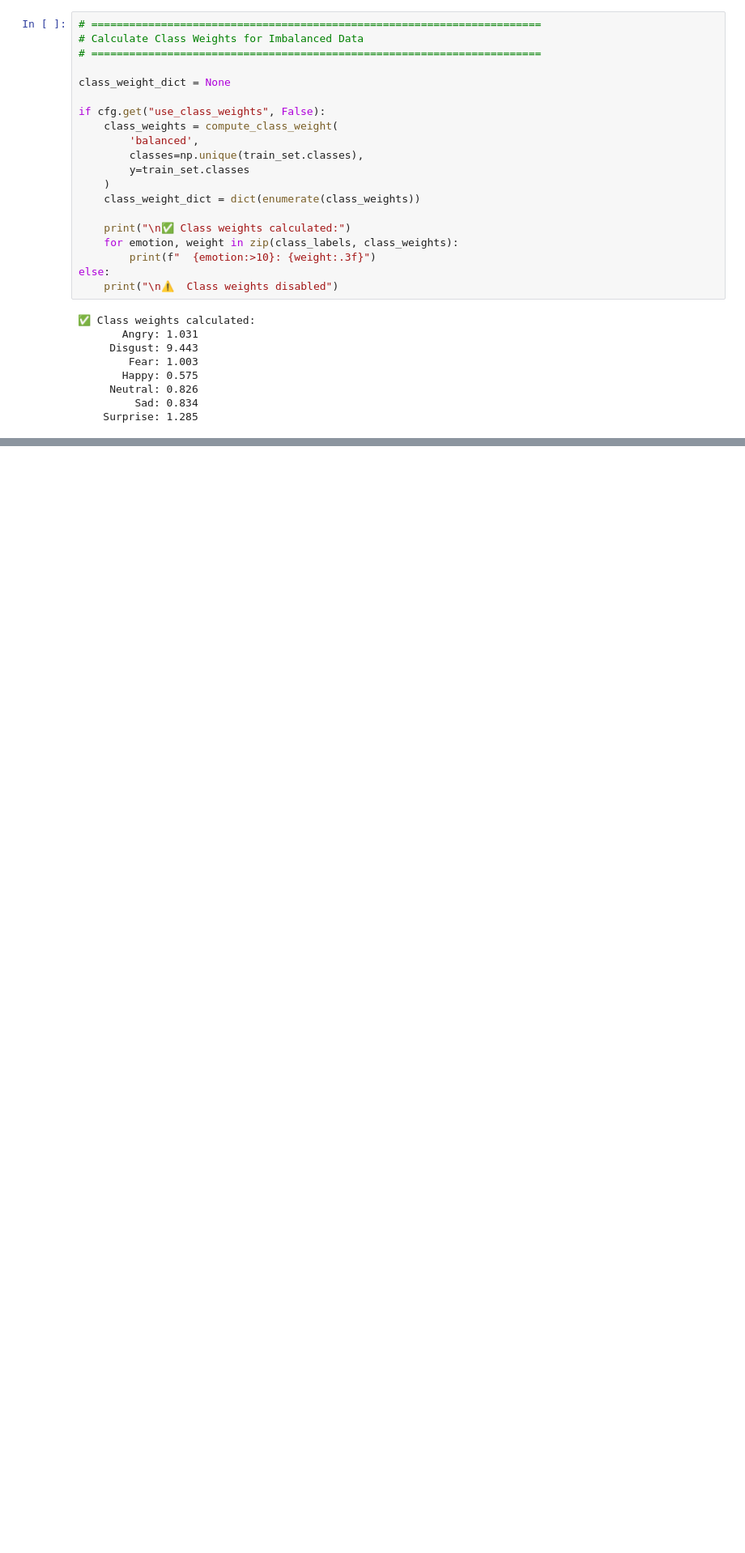
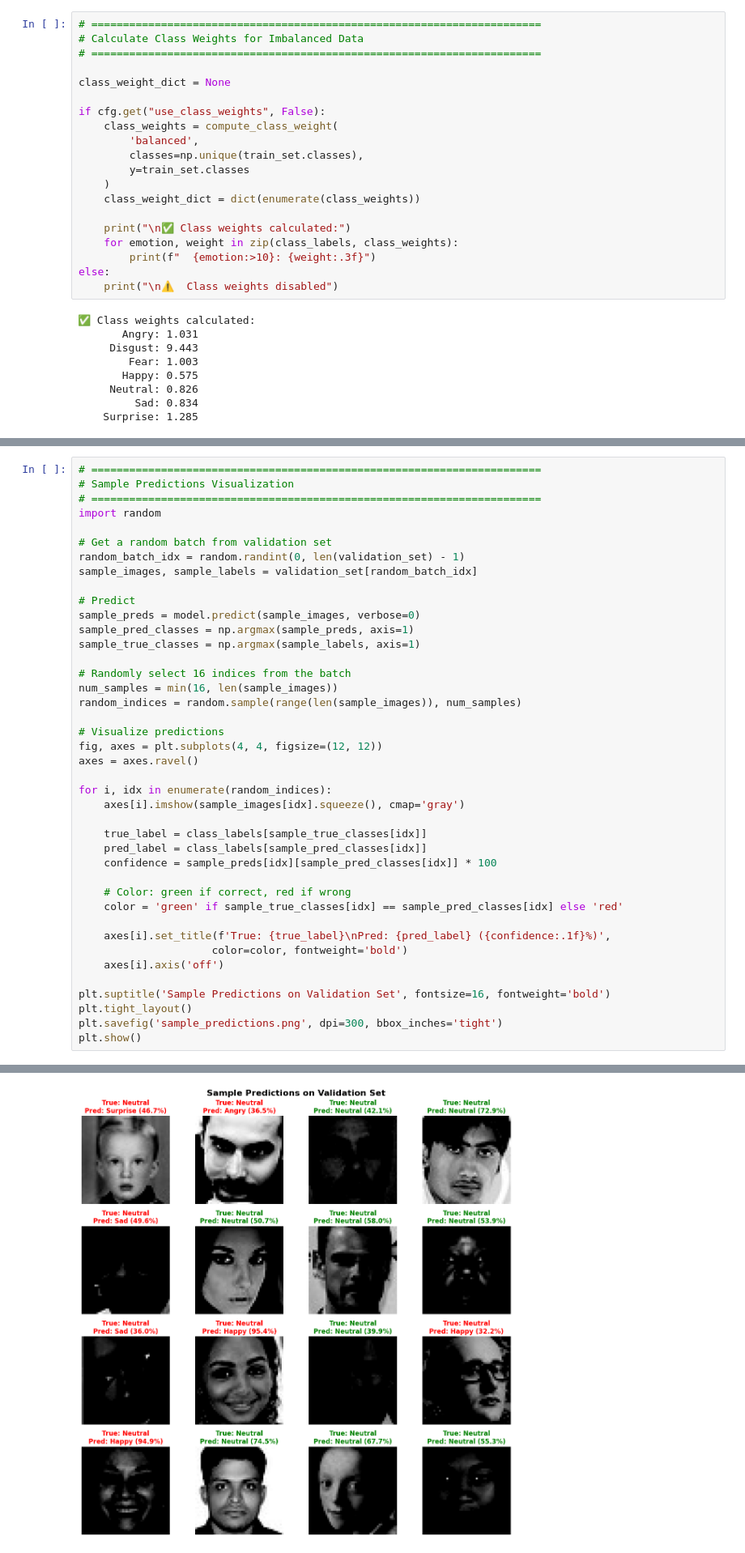
Before and after one commit to frankletsbe/IAT_Deeplearning, a Jupyter notebook: Project/tuned-model.ipynb, the cells around one changed output, grey strips where cells are left out. Shown at 81% size. Drawn from its saved outputs; the diff is of its cells as text; blank space fills up the shorter version.

```diff
--- a/Project/tuned-model.ipynb
+++ b/Project/tuned-model.ipynb
@@ -952,0 +1088,42 @@ plt.show()
+# %%
+# =======================================================================
+# Sample Predictions Visualization
+# =======================================================================
+import random
+
+# Get a random batch from validation set
+random_batch_idx = random.randint(0, len(validation_set) - 1)
+sample_images, sample_labels = validation_set[random_batch_idx]
+
+# Predict
+sample_preds = model.predict(sample_images, verbose=0)
+sample_pred_classes = np.argmax(sample_preds, axis=1)
+sample_true_classes = np.argmax(sample_labels, axis=1)
+
+# Randomly select 16 indices from the batch
+num_samples = min(16, len(sample_images))
+random_indices = random.sample(range(len(sample_images)), num_samples)
+
+# Visualize predictions
+fig, axes = plt.subplots(4, 4, figsize=(12, 12))
+axes = axes.ravel()
+
+for i, idx in enumerate(random_indices):
+    axes[i].imshow(sample_images[idx].squeeze(), cmap='gray')
+
+    true_label = class_labels[sample_true_classes[idx]]
+    pred_label = class_labels[sample_pred_classes[idx]]
+    confidence = sample_preds[idx][sample_pred_classes[idx]] * 100
+
+    # Color: green if correct, red if wrong
+    color = 'green' if sample_true_classes[idx] == sample_pred_classes[idx] else 'red'
+
+    axes[i].set_title(f'True: {true_label}\nPred: {pred_label} ({confidence:.1f}%)',
+                     color=color, fontweight='bold')
+    axes[i].axis('off')
+
+plt.suptitle('Sample Predictions on Validation Set', fontsize=16, fontweight='bold')
+plt.tight_layout()
+plt.savefig('sample_predictions.png', dpi=300, bbox_inches='tight')
+plt.show()
+# %% [output]
@@ -952,0 +1146 @@ plt.show()
+[figure, added]
```
Also changed, not shown: parts of 27 cells of this notebook.
